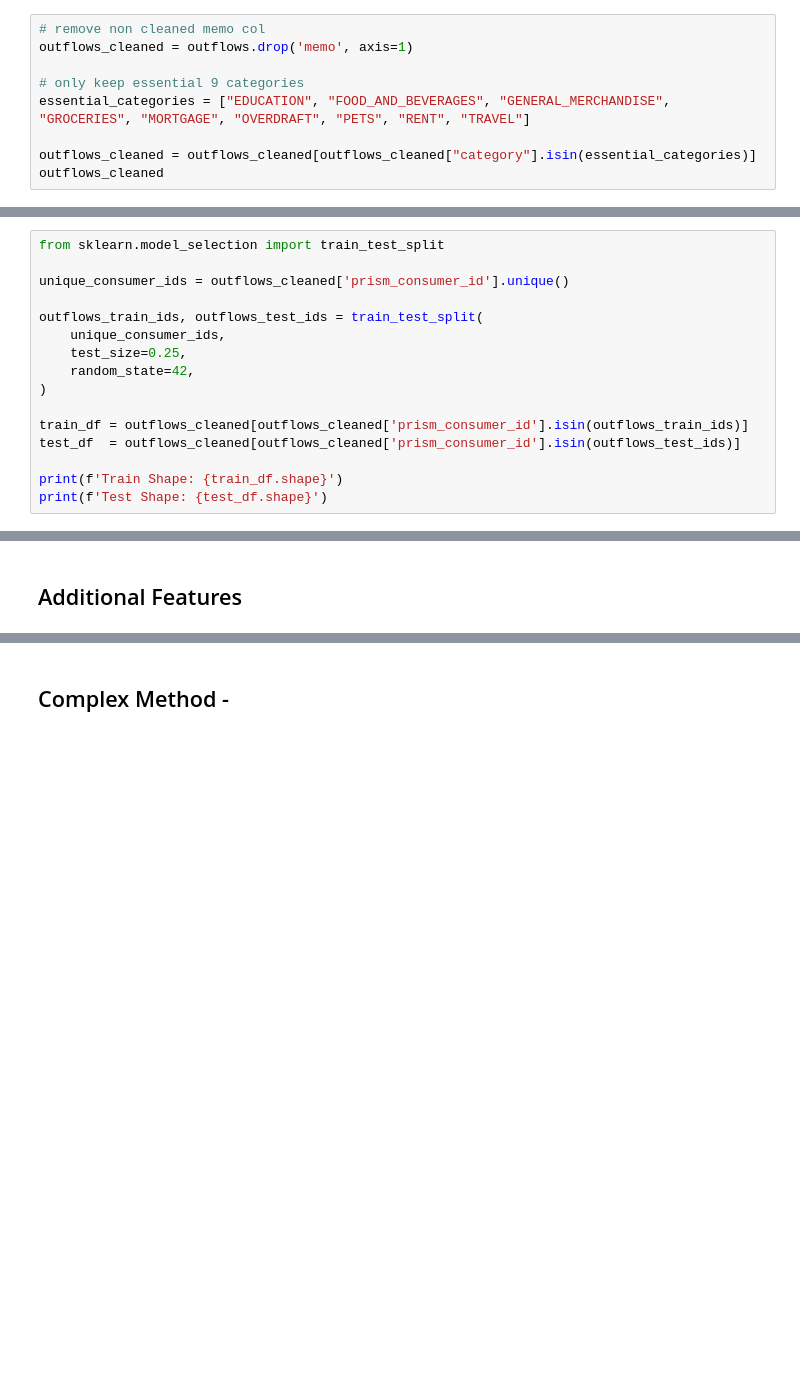
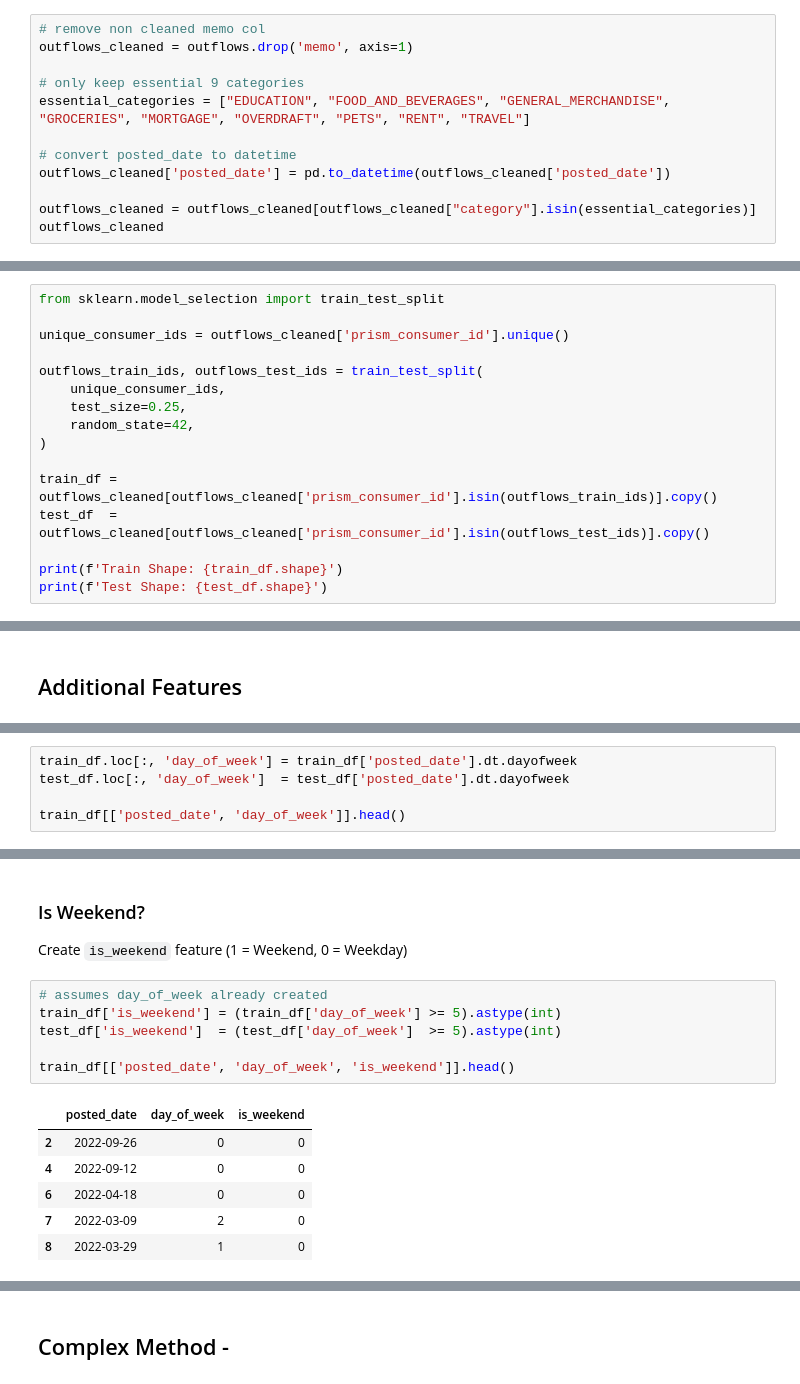
Before and after one commit to kangyuj0531/dsc180a-prism-data, a Jupyter notebook: 01_memos_func_renamed.ipynb, the cells around one changed output, grey strips where cells are left out. Saved outputs shown, nothing was run; the diff lists cells and outputs as text; blank space fills up the shorter version.

```diff
--- a/01_memos_func_renamed.ipynb
+++ b/01_memos_func_renamed.ipynb
@@ -187,6 +187,9 @@ outflows_cleaned = outflows.drop('memo', axis=1)
 # only keep essential 9 categories
 essential_categories = ["EDUCATION", "FOOD_AND_BEVERAGES", "GENERAL_MERCHANDISE", "GROCERIES", "MORTGAGE", "OVERDRAFT", "PETS", "RENT", "TRAVEL"]
 
+# convert posted_date to datetime
+outflows_cleaned['posted_date'] = pd.to_datetime(outflows_cleaned['posted_date'])
+
 outflows_cleaned = outflows_cleaned[outflows_cleaned["category"].isin(essential_categories)]
 outflows_cleaned
 # %% [output]
@@ -216,8 +219,8 @@ outflows_train_ids, outflows_test_ids = train_test_split(
     random_state=42,
 )
 
-train_df = outflows_cleaned[outflows_cleaned['prism_consumer_id'].isin(outflows_train_ids)]
-test_df  = outflows_cleaned[outflows_cleaned['prism_consumer_id'].isin(outflows_test_ids)]
+train_df = outflows_cleaned[outflows_cleaned['prism_consumer_id'].isin(outflows_train_ids)].copy()
+test_df  = outflows_cleaned[outflows_cleaned['prism_consumer_id'].isin(outflows_test_ids)].copy()
 
 print(f'Train Shape: {train_df.shape}')
 print(f'Test Shape: {test_df.shape}')
@@ -237,0 +244,5 @@ X_test_tfidf = vectorizer.transform(test_df['memo_clean'])
+# %%
+train_df.loc[:, 'day_of_week'] = train_df['posted_date'].dt.dayofweek
+test_df.loc[:, 'day_of_week']  = test_df['posted_date'].dt.dayofweek
+
+train_df[['posted_date', 'day_of_week']].head()
@@ -237,0 +256,16 @@ X_test_tfidf = vectorizer.transform(test_df['memo_clean'])
+# %% [markdown]
+### Is Weekend?
+Create `is_weekend` feature (1 = Weekend, 0 = Weekday)
+# %%
+# assumes day_of_week already created
+train_df['is_weekend'] = (train_df['day_of_week'] >= 5).astype(int)
+test_df['is_weekend']  = (test_df['day_of_week']  >= 5).astype(int)
+
+train_df[['posted_date', 'day_of_week', 'is_weekend']].head()
+# %% [output]
+|  | posted_date | day_of_week | is_weekend |
+| 2 | 2022-09-26 | 0 | 0 |
+| 4 | 2022-09-12 | 0 | 0 |
+| 6 | 2022-04-18 | 0 | 0 |
+| 7 | 2022-03-09 | 2 | 0 |
+| 8 | 2022-03-29 | 1 | 0 |
```
Also changed, not shown: parts of 11 cells of this notebook.
